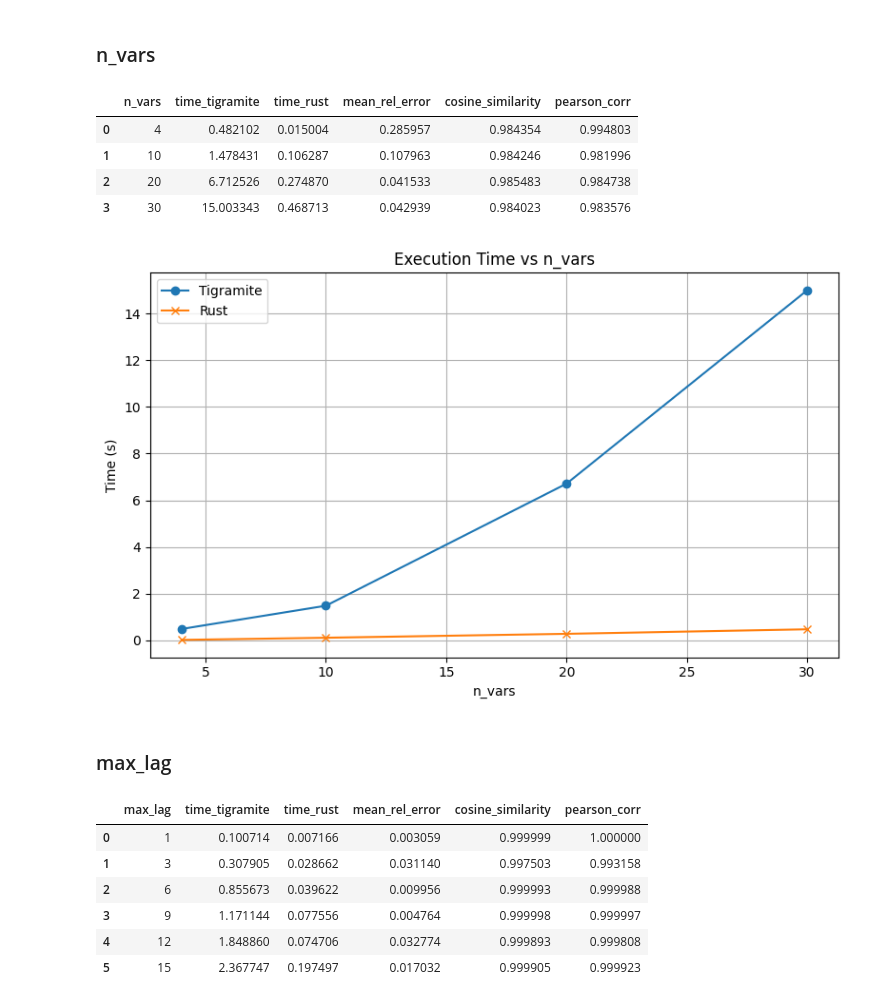
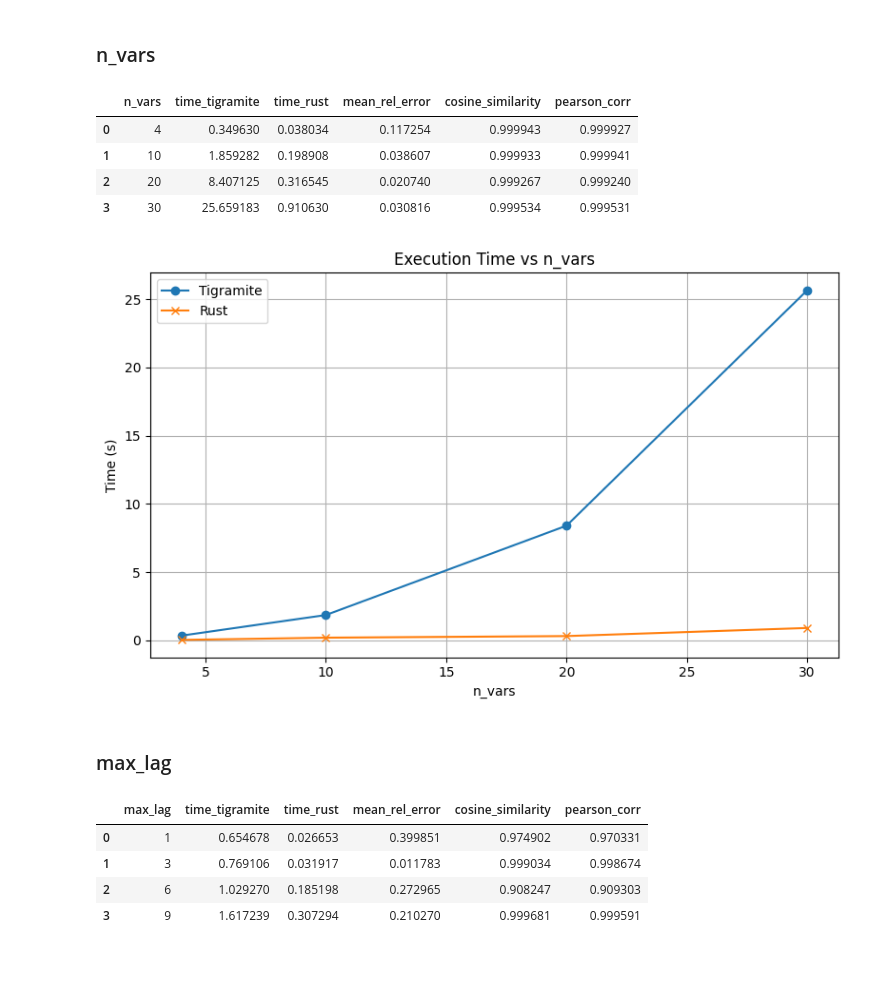
Before and after one commit to fmoraleda21/pcmci_rust, a Jupyter notebook: pcmcirustpy/notebooks/benchmark_synthetic.ipynb, the cells around one changed output. Saved outputs shown, nothing was run; the diff lists cells and outputs as text; code cells hidden in the pictures; blank space fills up the shorter version.

```diff
--- a/pcmcirustpy/notebooks/benchmark_synthetic.ipynb
+++ b/pcmcirustpy/notebooks/benchmark_synthetic.ipynb
@@ -12,13 +12,15 @@ import src.benchmark_utils as benchmark_utils
 n_vars = 4
 var_names = [f"var{i}" for i in range(n_vars)]
 causal_edges = [
-    # (orig, dest, lag, weight)
-    ("var1", "var2", 1, 0.4),
-    ("var0", "var1", 2, 0.5),
-    ("var3", "var0", 2, 0.7),
-    ("var1", "var3", 3, 0.3),
-    # ("var2", "var3", 3, 0.3),
+    ("var0", "var0", 1, 0.7),
+    ("var1", "var1", 1, 0.8),
+    ("var2", "var2", 1, 0.4),
+    ("var3", "var3", 1, 0.3),
+    ("var1", "var0", 1, -0.8),
+    ("var1", "var2", 2, 0.45),
+    ("var3", "var2", 3, 0.65),
 ]
+
 
 causal_structure = benchmark_utils.CausalStructure(causal_edges, var_names)
 causal_structure.plot()
@@ -30,7 +32,7 @@ causal_structure.plot()
 base_params = {
     "n_time": 5000,
     "n_vars": n_vars+1,  # +1 for noise variable
-    "max_lag": 2,
+    "max_lag": 3,
     "alpha": 0.05,
     "cond_size": 3,
     "subsets": 1,
@@ -84,33 +86,31 @@ bench.run(
 bench.results
 # %% [output]
 |  | n_vars | time_tigramite | time_rust | mean_rel_error | cosine_similarity | pearson_corr |
-| 0 | 4 | 0.482102 | 0.015004 | 0.285957 | 0.984354 | 0.994803 |
-| 1 | 10 | 1.478431 | 0.106287 | 0.107963 | 0.984246 | 0.981996 |
-| 2 | 20 | 6.712526 | 0.274870 | 0.041533 | 0.985483 | 0.984738 |
-| 3 | 30 | 15.003343 | 0.468713 | 0.042939 | 0.984023 | 0.983576 |
+| 0 | 4 | 0.349630 | 0.038034 | 0.117254 | 0.999943 | 0.999927 |
+| 1 | 10 | 1.859282 | 0.198908 | 0.038607 | 0.999933 | 0.999941 |
+| 2 | 20 | 8.407125 | 0.316545 | 0.020740 | 0.999267 | 0.999240 |
+| 3 | 30 | 25.659183 | 0.910630 | 0.030816 | 0.999534 | 0.999531 |
 # %%
 bench.plot_exec_time()
 # %% [output]
-[figure, old version]
+[figure, new version]
 # %% [markdown]
 ### max_lag
 # %%
 bench.run(
     param_name="max_lag",
-    param_values=[1, 3, 6, 9, 12, 15],
+    param_values=[1, 3, 6, 9],
     fixed_params=base_params,
-    n_runs=1
+    n_runs=2
 )
 
 bench.results
 # %% [output]
 |  | max_lag | time_tigramite | time_rust | mean_rel_error | cosine_similarity | pearson_corr |
-| 0 | 1 | 0.100714 | 0.007166 | 0.003059 | 0.999999 | 1.000000 |
-| 1 | 3 | 0.307905 | 0.028662 | 0.031140 | 0.997503 | 0.993158 |
-| 2 | 6 | 0.855673 | 0.039622 | 0.009956 | 0.999993 | 0.999988 |
-| 3 | 9 | 1.171144 | 0.077556 | 0.004764 | 0.999998 | 0.999997 |
-| 4 | 12 | 1.848860 | 0.074706 | 0.032774 | 0.999893 | 0.999808 |
-| 5 | 15 | 2.367747 | 0.197497 | 0.017032 | 0.999905 | 0.999923 |
+| 0 | 1 | 0.654678 | 0.026653 | 0.399851 | 0.974902 | 0.970331 |
+| 1 | 3 | 0.769106 | 0.031917 | 0.011783 | 0.999034 | 0.998674 |
+| 2 | 6 | 1.029270 | 0.185198 | 0.272965 | 0.908247 | 0.909303 |
+| 3 | 9 | 1.617239 | 0.307294 | 0.210270 | 0.999681 | 0.999591 |
 # %%
 bench.plot_exec_time()
 # %% [output]
```
Also changed, not shown: parts of 5 cells of this notebook.
